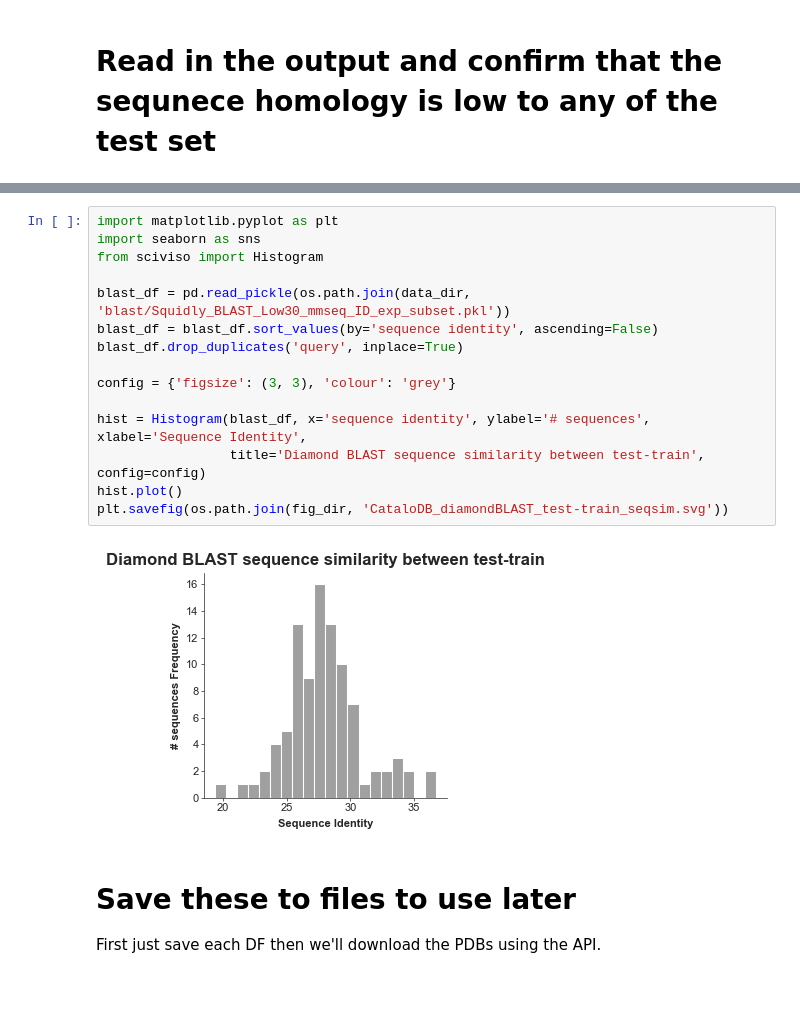
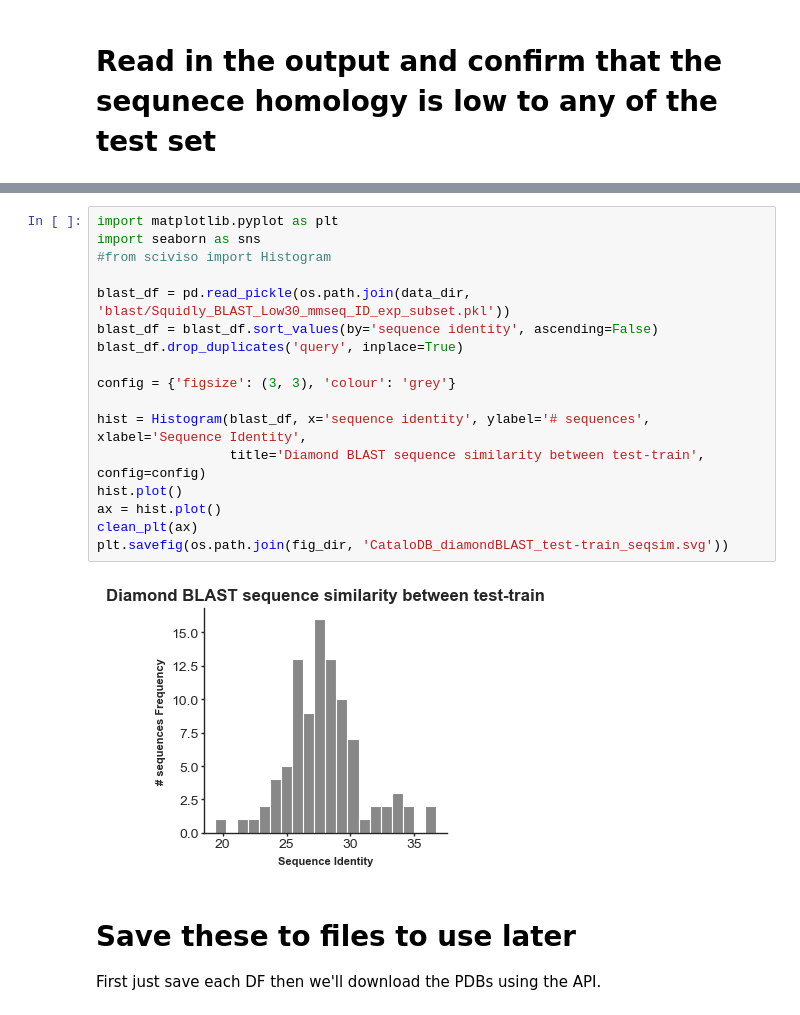
Before and after one commit to WRiegs/Squidly, a Jupyter notebook: manuscript/StructureSequenceSimilarity_BenchmarkSetup.ipynb, the cells around one changed output, grey strips where cells are left out. Saved outputs shown, nothing was run; the diff lists cells and outputs as text; blank space fills up the shorter version.

```diff
--- a/manuscript/StructureSequenceSimilarity_BenchmarkSetup.ipynb
+++ b/manuscript/StructureSequenceSimilarity_BenchmarkSetup.ipynb
@@ -142,20 +241,22 @@ Temporary directory: /tmp/tmprsepzbss
 # %%
 import matplotlib.pyplot as plt
 import seaborn as sns
-from sciviso import Histogram
+#from sciviso import Histogram
 
 blast_df = pd.read_pickle(os.path.join(data_dir, 'blast/Squidly_BLAST_Low30_mmseq_ID_exp_subset.pkl'))
 blast_df = blast_df.sort_values(by='sequence identity', ascending=False)
 blast_df.drop_duplicates('query', inplace=True)
 
 config = {'figsize': (3, 3), 'colour': 'grey'}
 
 hist = Histogram(blast_df, x='sequence identity', ylabel='# sequences', xlabel='Sequence Identity',
                  title='Diamond BLAST sequence similarity between test-train', config=config)
 hist.plot()
+ax = hist.plot()
+clean_plt(ax)
 plt.savefig(os.path.join(fig_dir, 'CataloDB_diamondBLAST_test-train_seqsim.svg'))
 # %% [output]
-[figure, old version]
+[figure, new version]
 # %% [markdown]
 # Save these to files to use later
 
```
Also changed, not shown: parts of 4 cells of this notebook, 3 other files.
